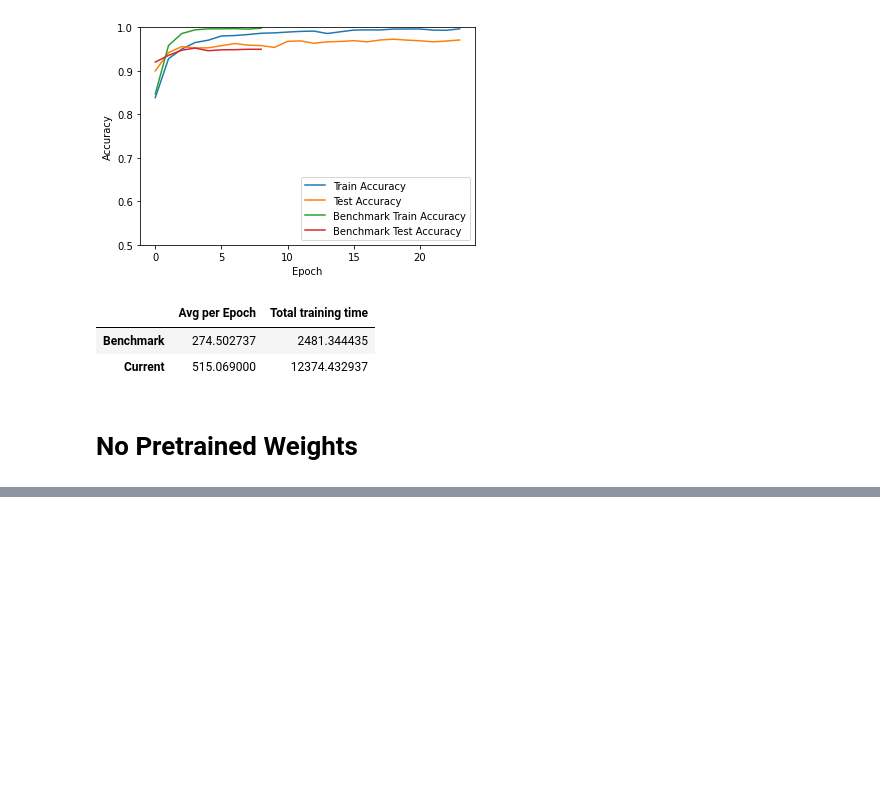
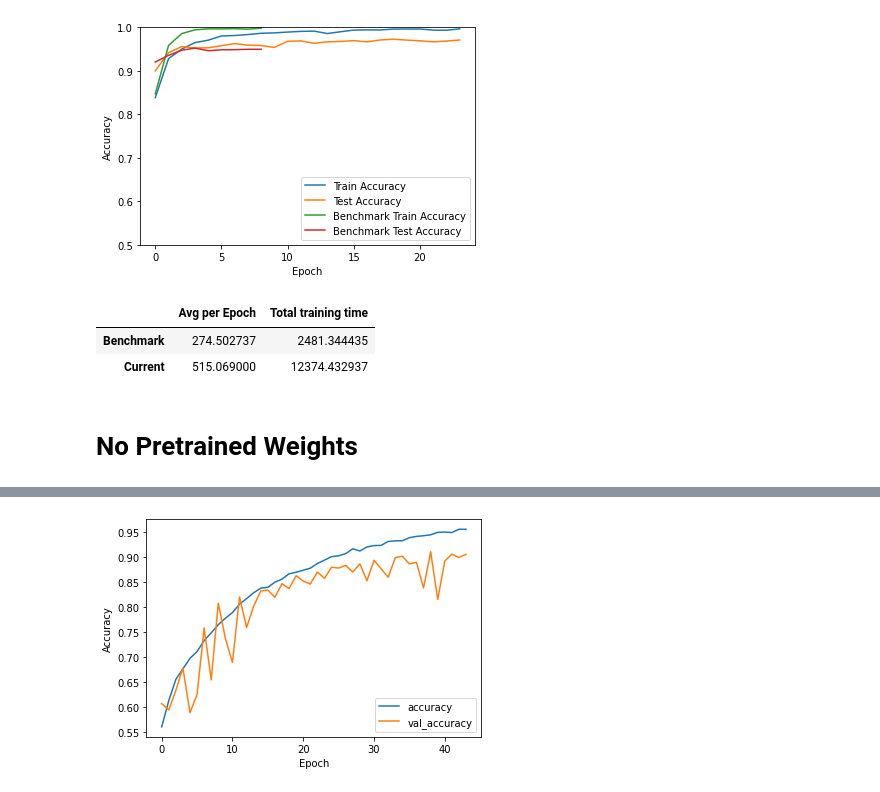
Before and after one commit to poonsinta96/GenderFacialRecognition, a Jupyter notebook: CZ4042_Project.ipynb, the cells around one changed output, grey strips where cells are left out. Drawn from its saved outputs; the diff is of its cells as text; code cells hidden in the pictures; blank space fills up the shorter version.

Commit message:
No initial weights

```diff
--- a/CZ4042_Project.ipynb
+++ b/CZ4042_Project.ipynb
@@ -470,7 +472,7 @@ pd.DataFrame([[sum(histories['benchmark'][1][1:]) / len(histories['benchmark'][1
 # No Pretrained Weights
 # %%
 base_model = tf.keras.applications.InceptionV3(include_top=False,
-                                               weights='imagenet',
+                                               weights=None,
                                                input_shape=(IMG_HEIGHT, IMG_WIDTH, 3),
                                                pooling='avg')
 model = tf.keras.models.Sequential(base_model)
@@ -492,13 +509,12 @@ KeyboardInterrupt: ignored
 # %%
 plt.plot(history.history['accuracy'], label='accuracy')
 plt.plot(history.history['val_accuracy'], label='val_accuracy')
 plt.xlabel('Epoch')
 plt.ylabel('Accuracy')
-plt.ylim([0.5, 1])
 plt.legend(loc='lower right')
-test_loss, test_acc = model.evaluate(validation_data_gen, verbose=2)
-
-print(test_acc)
+plt.show()
+# %% [output]
+[figure, added]
 # %%
 from sklearn.metrics import confusion_matrix
 import seaborn as sb
```
Also changed, not shown: parts of 15 cells of this notebook.
